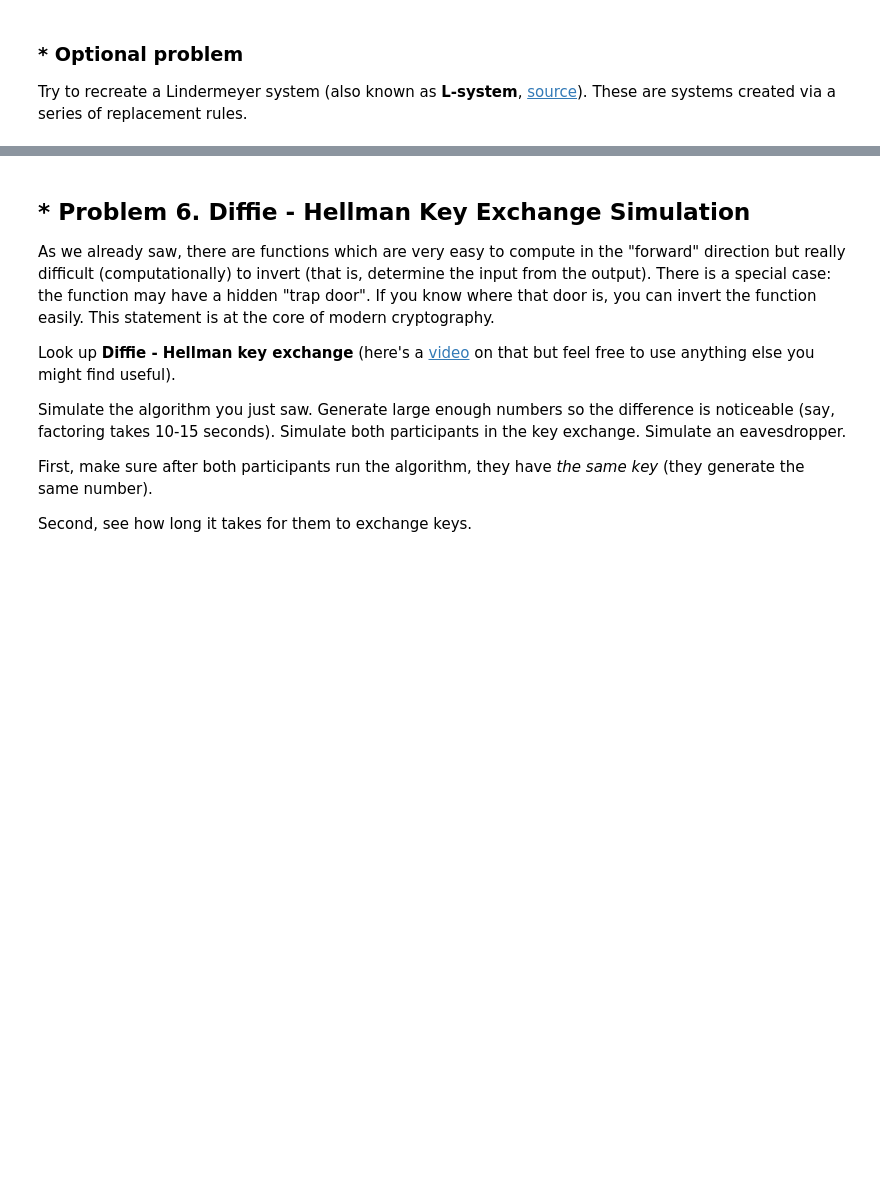
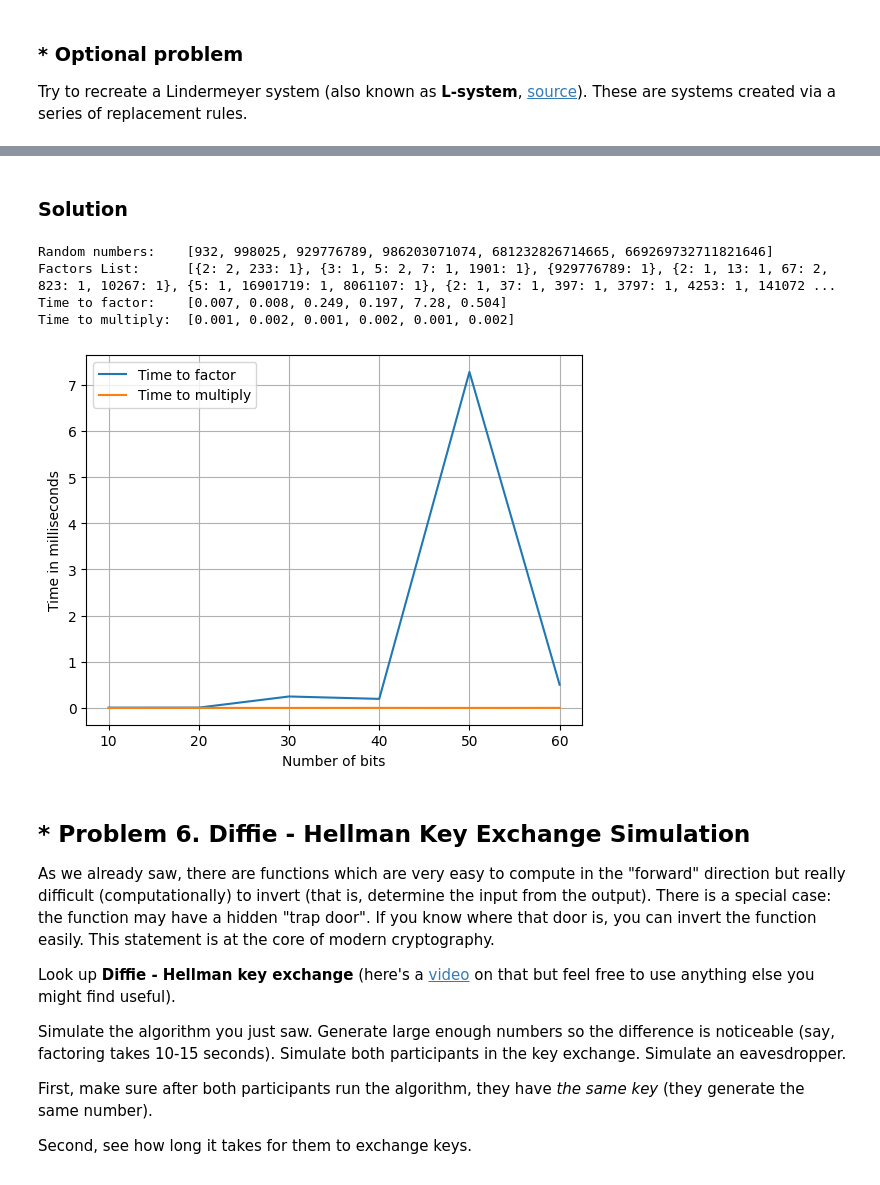
Before and after one commit to MirkaIvanova/softuni, a Jupyter notebook: 01.math/homeworks/02.Basic-Algebra-Exercise/Homework Basic Algebra Exercise.ipynb, the cells around one changed output, grey strips where cells are left out. Drawn from its saved outputs; the diff is of its cells as text; code cells hidden in the pictures; blank space fills up the shorter version.

```diff
--- a/01.math/homeworks/02.Basic-Algebra-Exercise/Homework Basic Algebra Exercise.ipynb
+++ b/01.math/homeworks/02.Basic-Algebra-Exercise/Homework Basic Algebra Exercise.ipynb
@@ -472,3 +556,40 @@ Plot all multiplication and factorization times as a function of the number of b
+# %% [markdown]
+### Solution
+# %%
+def measure_execution_time(function_to_measure, arg, iterations):
+    start_time = time.time()
+    [ function_to_measure(arg) for _ in range(iterations)]
+    end_time = time.time()
+    average_time = ((end_time - start_time) / iterations) * 1000
+    return (round(average_time, 3))
+
+def get_multiplied_factors(factors):
+    return prod(base ** exponent for base, exponent in factors.items())
+
+bit_lengths = [10, 20, 30, 40, 50, 60]
+random_numbers = [ secrets.randbits(n) for n in bit_lengths ]
+factors_list = [ factorint(n) for n in random_numbers ]
+time_to_factor = [ measure_execution_time(factorint, arg, 1000) for arg in random_numbers ]
+time_to_multiply = [ measure_execution_time(get_multiplied_factors, arg, 1000) for arg in factors_list ]
+
+print("Random numbers:   ", random_numbers)
+print("Factors List:     ", factors_list)
+print("Time to factor:   ", time_to_factor)
+print("Time to multiply: ", time_to_multiply)
+
+plt.plot(bit_lengths, time_to_factor)
+plt.plot(bit_lengths, time_to_multiply)
+plt.legend(["Time to factor", "Time to multiply"])
+plt.xlabel("Number of bits")
+plt.ylabel("Time in milliseconds")
+plt.grid()
+plt.show()
+# %% [output]
+Random numbers:    [932, 998025, 929776789, 986203071074, 681232826714665, 669269732711821646]
+Factors List:      [{2: 2, 233: 1}, {3: 1, 5: 2, 7: 1, 1901: 1}, {929776789: 1}, {2: 1, 13: 1, 67: 2, 823: 1, 10267: 1}, {5: 1, 16901719: 1, 8061107: 1}, {2: 1, 37: 1, 397: 1, 3797: 1, 4253: 1, 141072 ...
+Time to factor:    [0.007, 0.008, 0.249, 0.197, 7.28, 0.504]
+Time to multiply:  [0.001, 0.002, 0.001, 0.002, 0.001, 0.002]
+[figure, added]
 # %% [markdown]
 ## * Problem 6. Diffie - Hellman Key Exchange Simulation
 As we already saw, there are functions which are very easy to compute in the "forward" direction but really difficult (computationally) to invert (that is, determine the input from the output). There is a special case: the function may have a hidden "trap door". If you know where that door is, you can invert the function easily. This statement is at the core of modern cryptography.
```
Also changed, not shown: parts of 54 cells of this notebook, 2 other files.
